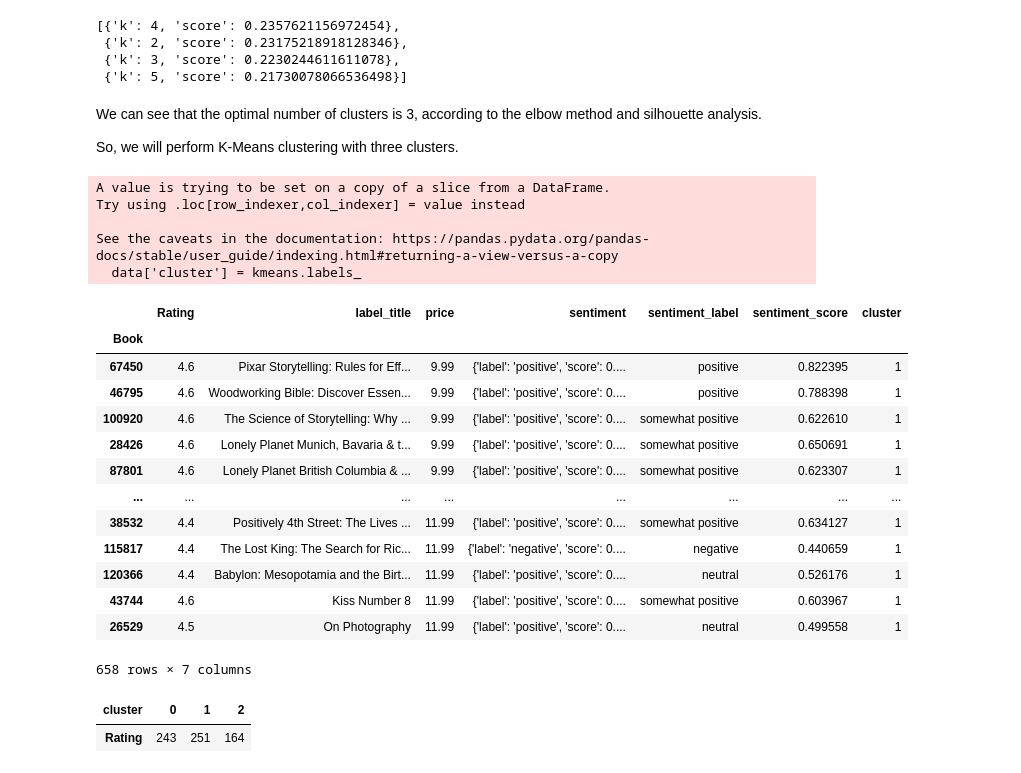
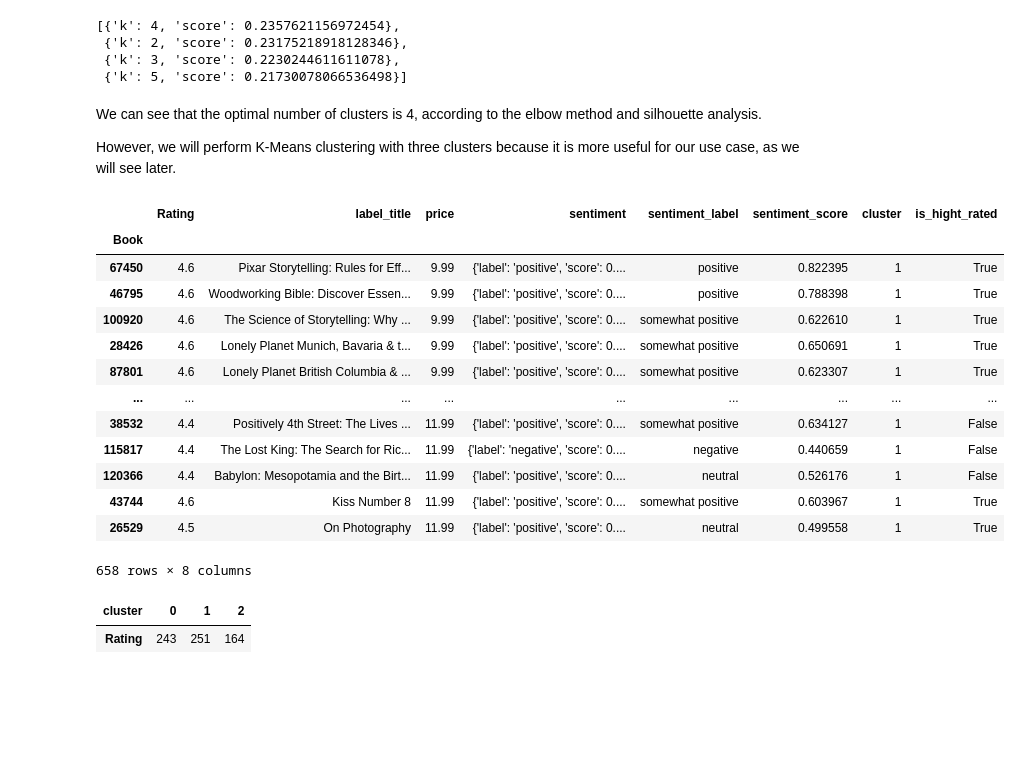
Before and after one commit to panos-span/kindleBooks_bi, a Jupyter notebook: data_mining/clust_with_sent.ipynb, the cells around one changed output. Drawn from its saved outputs; the diff is of its cells as text; code cells hidden in the pictures; blank space fills up the shorter version.

```diff
--- a/data_mining/clust_with_sent.ipynb
+++ b/data_mining/clust_with_sent.ipynb
@@ -252,40 +256,36 @@ scores
  {'k': 3, 'score': 0.2230244611611078},
  {'k': 5, 'score': 0.21730078066536498}]
 # %% [markdown]
-We can see that the optimal number of clusters is 3, according to the elbow method and silhouette analysis.
+We can see that the optimal number of clusters is 4, according to the elbow method and silhouette analysis.
 
-So, we will perform K-Means clustering with three clusters.
+However, we will perform K-Means clustering with three clusters because
+it is more useful for our use case, as we will see later.
 # %%
 # Choosing an appropriate number of clusters (k)
 k = 3  # Adjust the number of clusters as needed
 
 # Apply K-Means clustering
 kmeans = KMeans(n_clusters=k, random_state=42, n_init='auto', max_iter=1000)
 kmeans.fit(data_preprocessed)
 
 # Assigning the clusters to each row in the dataframe
-data['cluster'] = kmeans.labels_
+data.loc[:, 'cluster'] = kmeans.labels_
 data
 # %% [output]
+|  | Rating | label_title | price | sentiment | sentiment_label | sentiment_score | cluster | is_hight_rated |
+| Book |  |  |  |  |  |  |  |  |
+| 67450 | 4.6 | Pixar Storytelling: Rules for Eff... | 9.99 | {'label': 'positive', 'score': 0.... | positive | 0.822395 | 1 | True |
+| 46795 | 4.6 | Woodworking Bible: Discover Essen... | 9.99 | {'label': 'positive', 'score': 0.... | positive | 0.788398 | 1 | True |
+| 100920 | 4.6 | The Science of Storytelling: Why ... | 9.99 | {'label': 'positive', 'score': 0.... | somewhat positive | 0.622610 | 1 | True |
+| 28426 | 4.6 | Lonely Planet Munich, Bavaria & t... | 9.99 | {'label': 'positive', 'score': 0.... | somewhat positive | 0.650691 | 1 | True |
+| 87801 | 4.6 | Lonely Planet British Columbia & ... | 9.99 | {'label': 'positive', 'score': 0.... | somewhat positive | 0.623307 | 1 | True |
+| ... | ... | ... | ... | ... | ... | ... | ... | ... |
+| 38532 | 4.4 | Positively 4th Street: The Lives ... | 11.99 | {'label': 'positive', 'score': 0.... | somewhat positive | 0.634127 | 1 | False |
+| 115817 | 4.4 | The Lost King: The Search for Ric... | 11.99 | {'label': 'negative', 'score': 0.... | negative | 0.440659 | 1 | False |
+| 120366 | 4.4 | Babylon: Mesopotamia and the Birt... | 11.99 | {'label': 'positive', 'score': 0.... | neutral | 0.526176 | 1 | False |
+| 43744 | 4.6 | Kiss Number 8 | 11.99 | {'label': 'positive', 'score': 0.... | somewhat positive | 0.603967 | 1 | True |
+| 26529 | 4.5 | On Photography | 11.99 | {'label': 'positive', 'score': 0.... | neutral | 0.499558 | 1 | True |
-A value is trying to be set on a copy of a slice from a DataFrame.
-Try using .loc[row_indexer,col_indexer] = value instead
-
-See the caveats in the documentation: https://pandas.pydata.org/pandas-docs/stable/user_guide/indexing.html#returning-a-view-versus-a-copy
-  data['cluster'] = kmeans.labels_
+658 rows × 8 columns
-|  | Rating | label_title | price | sentiment | sentiment_label | sentiment_score | cluster |
-| Book |  |  |  |  |  |  |  |
-| 67450 | 4.6 | Pixar Storytelling: Rules for Eff... | 9.99 | {'label': 'positive', 'score': 0.... | positive | 0.822395 | 1 |
-| 46795 | 4.6 | Woodworking Bible: Discover Essen... | 9.99 | {'label': 'positive', 'score': 0.... | positive | 0.788398 | 1 |
-| 100920 | 4.6 | The Science of Storytelling: Why ... | 9.99 | {'label': 'positive', 'score': 0.... | somewhat positive | 0.622610 | 1 |
-| 28426 | 4.6 | Lonely Planet Munich, Bavaria & t... | 9.99 | {'label': 'positive', 'score': 0.... | somewhat positive | 0.650691 | 1 |
-| 87801 | 4.6 | Lonely Planet British Columbia & ... | 9.99 | {'label': 'positive', 'score': 0.... | somewhat positive | 0.623307 | 1 |
-| ... | ... | ... | ... | ... | ... | ... | ... |
-| 38532 | 4.4 | Positively 4th Street: The Lives ... | 11.99 | {'label': 'positive', 'score': 0.... | somewhat positive | 0.634127 | 1 |
-| 115817 | 4.4 | The Lost King: The Search for Ric... | 11.99 | {'label': 'negative', 'score': 0.... | negative | 0.440659 | 1 |
-| 120366 | 4.4 | Babylon: Mesopotamia and the Birt... | 11.99 | {'label': 'positive', 'score': 0.... | neutral | 0.526176 | 1 |
-| 43744 | 4.6 | Kiss Number 8 | 11.99 | {'label': 'positive', 'score': 0.... | somewhat positive | 0.603967 | 1 |
-| 26529 | 4.5 | On Photography | 11.99 | {'label': 'positive', 'score': 0.... | neutral | 0.499558 | 1 |
-658 rows × 7 columns
 # %%
 # Group by the cluster column and calculate the count of each cluster
 data.groupby('cluster').count().T.head(1)
```
Also changed, not shown: parts of 14 cells of this notebook, 1 other file.
